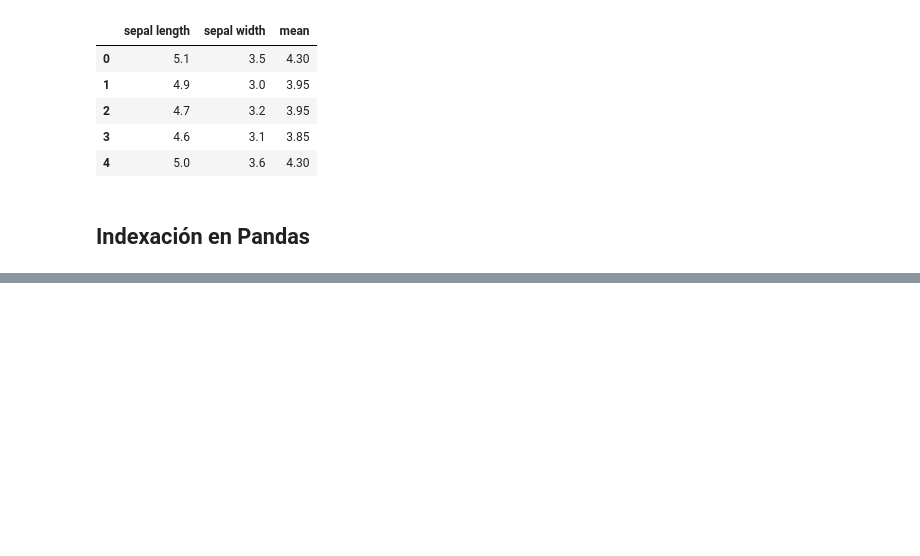
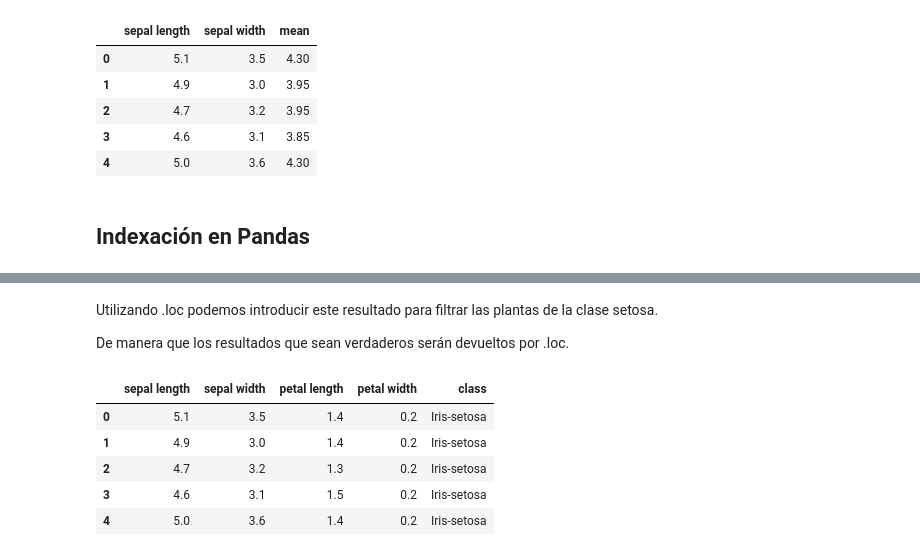
Before and after one commit to angelbujalance/Formacion-Pandas, a Jupyter notebook: formacion_pandas_acc-song.ipynb, the cells around one changed output, grey strips where cells are left out. Cells and saved outputs as stored; diff of their text form; code cells hidden in the pictures; blank space fills up the shorter version.

```diff
--- a/formacion_pandas_acc-song.ipynb
+++ b/formacion_pandas_acc-song.ipynb
@@ -273,0 +405,13 @@ See the caveats in the documentation: https://pandas.pydata.org/pandas-docs/stab
+# %% [markdown]
+Utilizando .loc podemos introducir este resultado para filtrar las plantas de la clase setosa.
+
+De manera que los resultados que sean verdaderos serán devueltos por .loc.
+# %%
+iris.loc[iris['class'] == 'Iris-setosa'].head()
+# %% [output]
+|  | sepal length | sepal width | petal length | petal width | class |
+| 0 | 5.1 | 3.5 | 1.4 | 0.2 | Iris-setosa |
+| 1 | 4.9 | 3.0 | 1.4 | 0.2 | Iris-setosa |
+| 2 | 4.7 | 3.2 | 1.3 | 0.2 | Iris-setosa |
+| 3 | 4.6 | 3.1 | 1.5 | 0.2 | Iris-setosa |
+| 4 | 5.0 | 3.6 | 1.4 | 0.2 | Iris-setosa |
```
Also changed, not shown: parts of 17 cells of this notebook.
